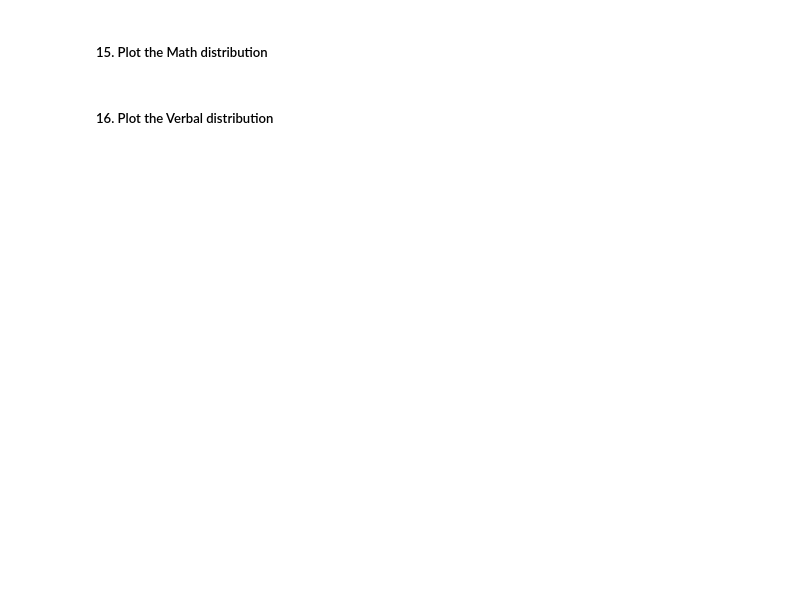
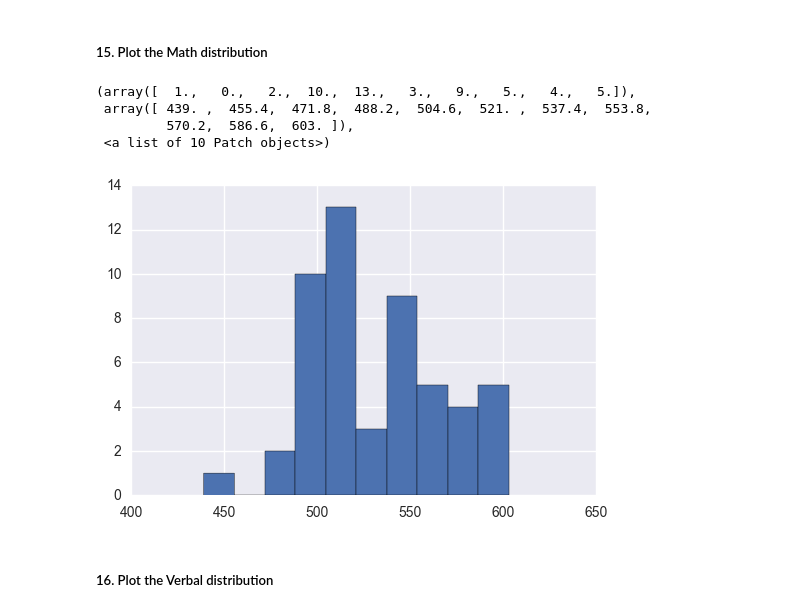
Before and after one commit to samirpoonawala/GA-DSI-Projects, a Jupyter notebook: project-01/starter-code/project_1.ipynb, the cells around one changed output. Drawn from its saved outputs; the diff is of its cells as text; code cells hidden in the pictures; blank space fills up the shorter version.

```diff
--- a/project-01/starter-code/project_1.ipynb
+++ b/project-01/starter-code/project_1.ipynb
@@ -182,4 +277,14 @@ min(data_correct[1])
 # %% [markdown]
 ##### 15. Plot the Math distribution
+# %%
+plt.figure()
+plt.hist(math_dict.values())
+# add title / column names, ...
+# %% [output]
+(array([  1.,   0.,   2.,  10.,  13.,   3.,   9.,   5.,   4.,   5.]),
+ array([ 439. ,  455.4,  471.8,  488.2,  504.6,  521. ,  537.4,  553.8,
+         570.2,  586.6,  603. ]),
+ <a list of 10 Patch objects>)
+[figure, added]
 # %% [markdown]
 ##### 16. Plot the Verbal distribution
```
Also changed, not shown: parts of 14 cells of this notebook, 1 other file.
